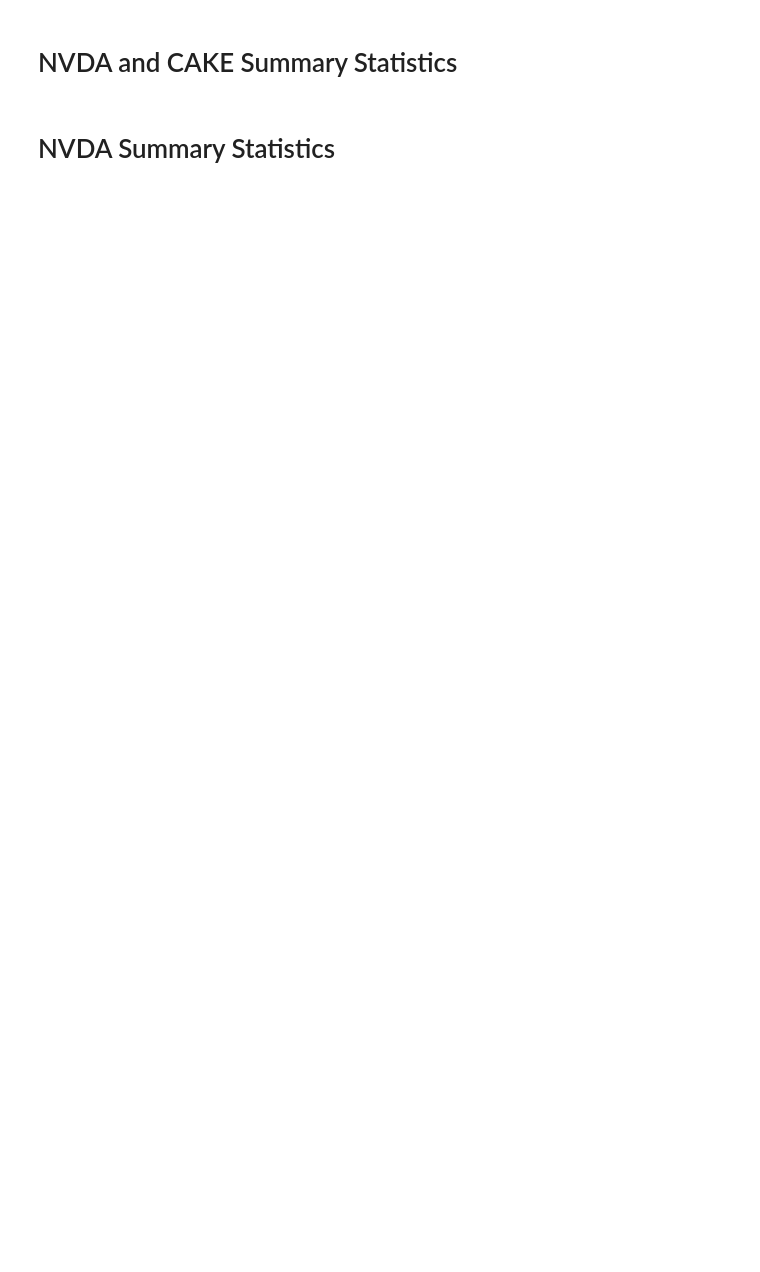
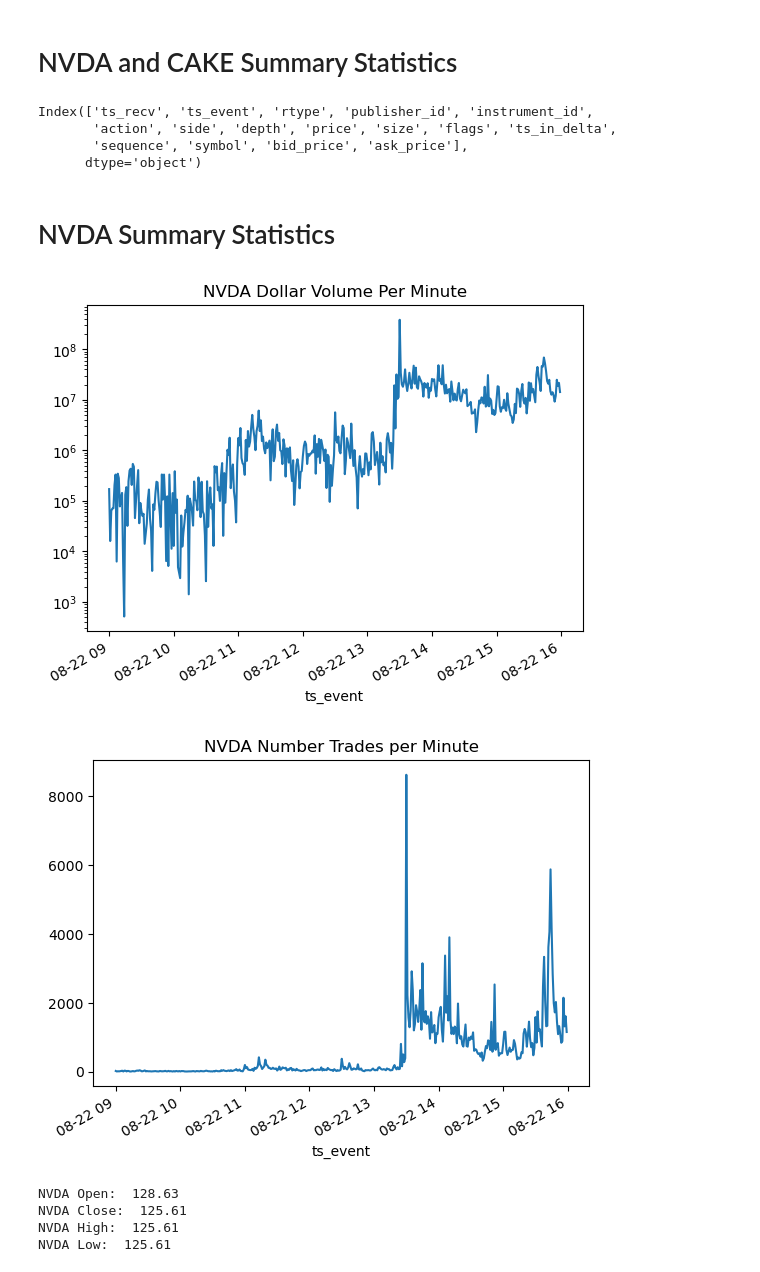
Before and after one commit to amchugh2/230x_team_repo, a Jupyter notebook: hw1.ipynb, the cells around one changed output. Drawn from its saved outputs; the diff is of its cells as text; code cells hidden in the pictures; blank space fills up the shorter version.

```diff
--- a/hw1.ipynb
+++ b/hw1.ipynb
@@ -27,4 +28,11 @@ def prepare_bid_ask_data(df):
 
 nvda_df = prepare_bid_ask_data(df[df['symbol'] == 'NVDA'].copy())
 cake_df = prepare_bid_ask_data(df[df['symbol'] == 'CAKE'].copy())
+# %%
+nvda_df.columns
+# %% [output]
+Index(['ts_recv', 'ts_event', 'rtype', 'publisher_id', 'instrument_id',
+       'action', 'side', 'depth', 'price', 'size', 'flags', 'ts_in_delta',
+       'sequence', 'symbol', 'bid_price', 'ask_price'],
+      dtype='object')
 # %%
@@ -349,4 +413,11 @@ def calc_summary_statistics(df):
 # %% [markdown]
 # NVDA Summary Statistics
 # %%
-min_stats, sec_stats, midquote_pacf, transaction_pacf = calc_summary_statistics(nvda_df)
+min_stats, sec_stats, midquote_pacf, transaction_pacf = calc_summary_statistics(nvda_df, 'NVDA')
+# %% [output]
+[figure, added]
+[figure, added]
+NVDA Open:  128.63
+NVDA Close:  125.61
+NVDA High:  125.61
+NVDA Low:  125.61
```
Also changed, not shown: parts of 15 cells of this notebook, 1 other file.
